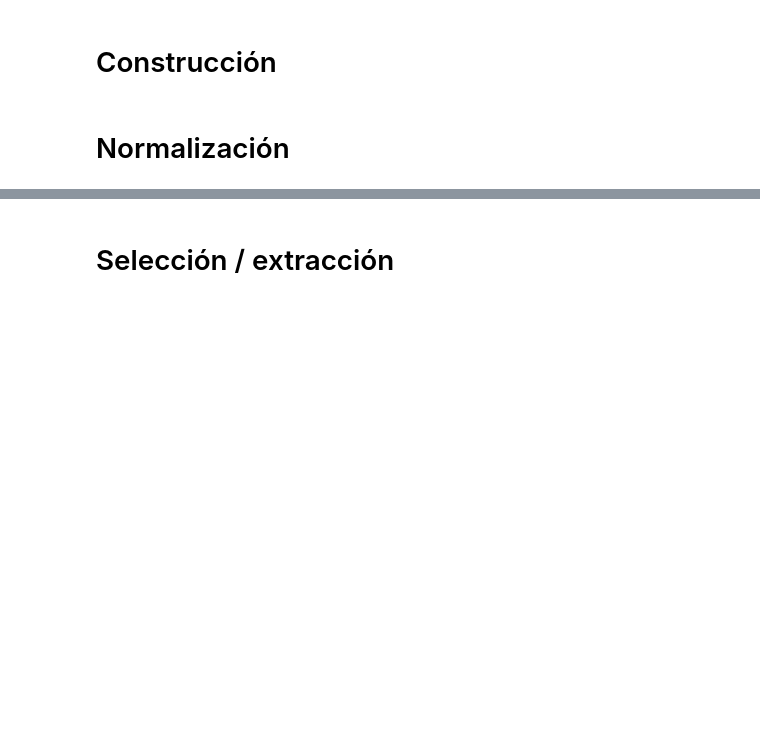
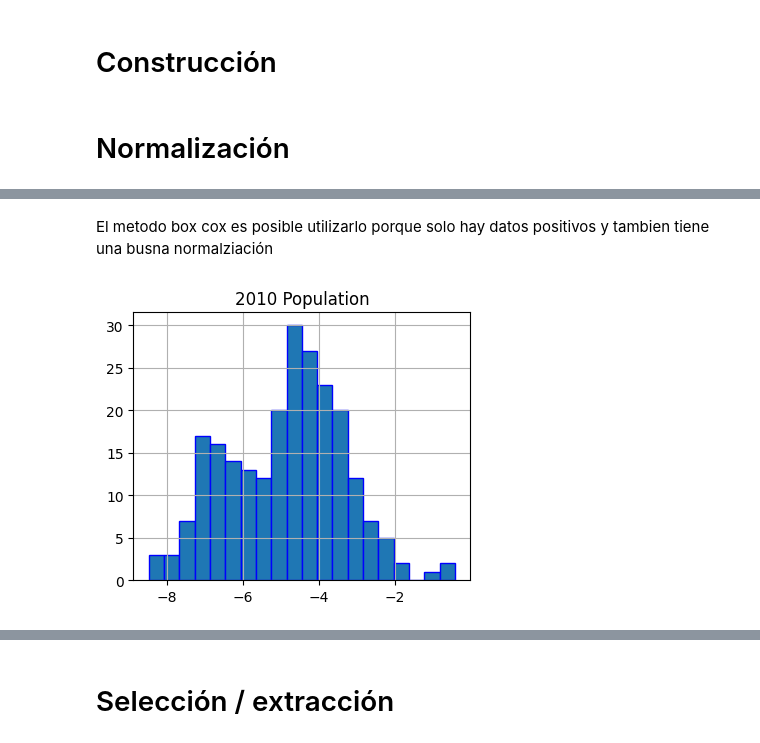
Before and after one commit to andreavazquezt/ProyectoIntegrador, a Jupyter notebook: Avance2_Equipo4.ipynb, the cells around one changed output, grey strips where cells are left out. Cells and saved outputs as stored; diff of their text form; code cells hidden in the pictures; blank space fills up the shorter version.

```diff
--- a/Avance2_Equipo4.ipynb
+++ b/Avance2_Equipo4.ipynb
@@ -18,0 +69,9 @@
+# %% [markdown]
+El metodo box cox es posible utilizarlo porque solo hay datos positivos y tambien tiene una busna normalziación
+# %%
+boxcoxdata,lambdas = sts.boxcox(datos2['2010 Population'])
+datosbox = pd.DataFrame(boxcoxdata, columns=["2010 Population"])
+datosbox.hist(bins=20,layout=(2,2),edgecolor='b',figsize=(10,8))
+plt.show()
+# %% [output]
+[figure, added]
```
Also changed, not shown: parts of 12 cells of this notebook.
